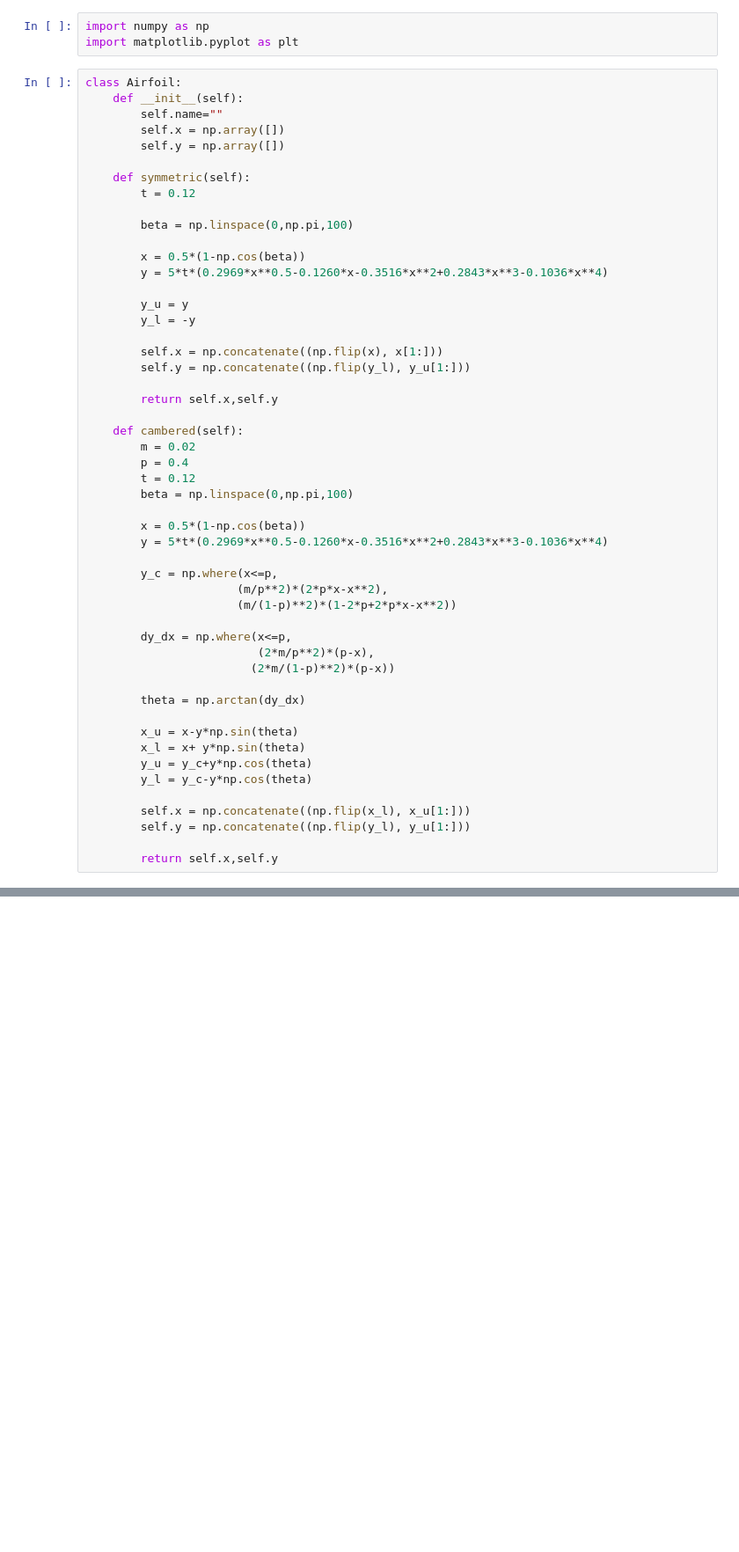
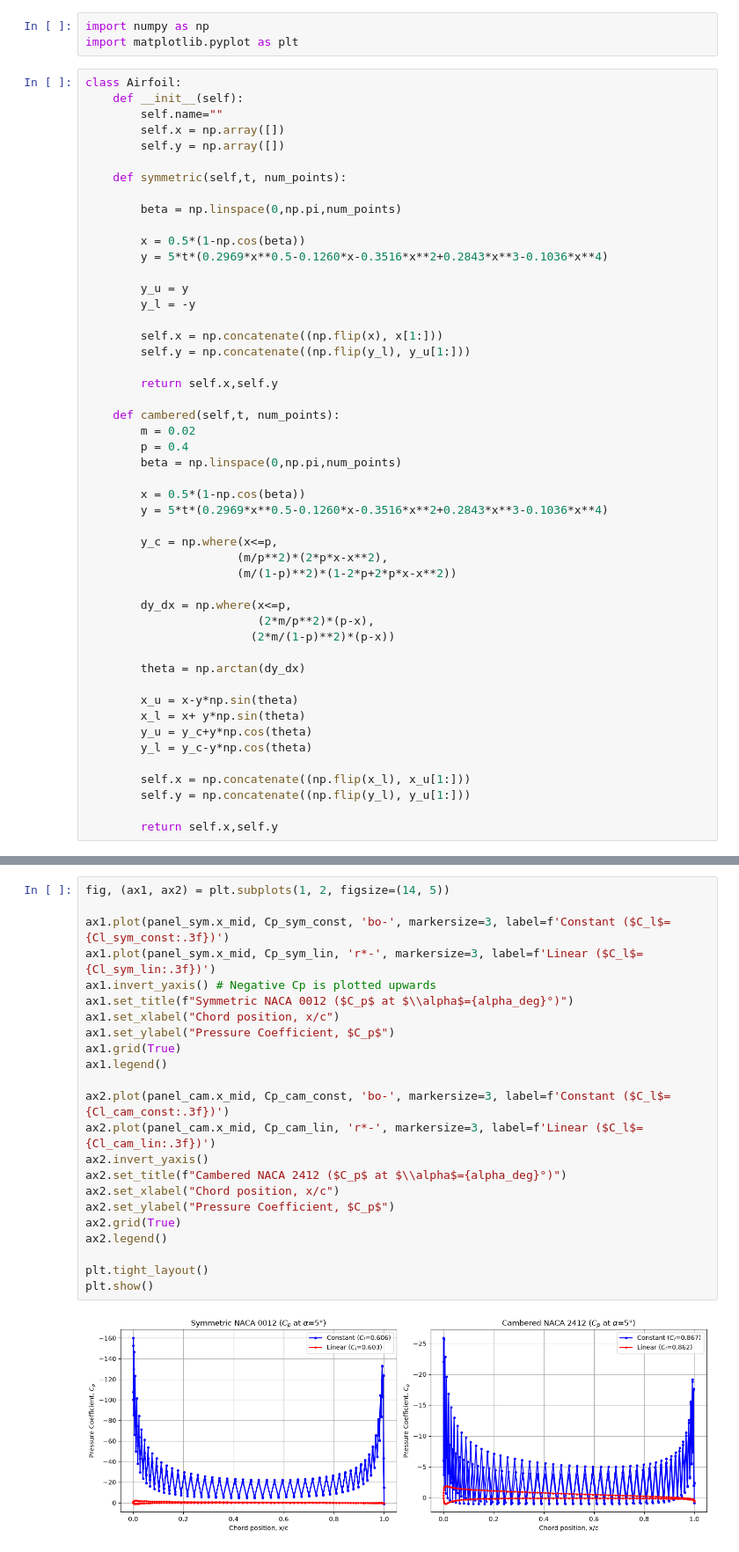
Before and after one commit to Anchalb17/AE801_2026, a Jupyter notebook: vortex_panel_method/SC26M018_vortex_panel_method.ipynb, the cells around one changed output, grey strips where cells are left out. Shown at 88% size. Drawn from its saved outputs; the diff is of its cells as text; blank space fills up the shorter version.

```diff
--- a/vortex_panel_method/SC26M018_vortex_panel_method.ipynb
+++ b/vortex_panel_method/SC26M018_vortex_panel_method.ipynb
@@ -8,10 +42,9 @@ class Airfoil:
         self.x = np.array([])
         self.y = np.array([])
 
-    def symmetric(self):
-        t = 0.12
+    def symmetric(self,t, num_points):
 
-        beta = np.linspace(0,np.pi,100)
+        beta = np.linspace(0,np.pi,num_points)
 
         x = 0.5*(1-np.cos(beta))
         y = 5*t*(0.2969*x**0.5-0.1260*x-0.3516*x**2+0.2843*x**3-0.1036*x**4)
@@ -24,11 +57,10 @@ class Airfoil:
 
         return self.x,self.y
 
-    def cambered(self):
+    def cambered(self,t, num_points):
         m = 0.02
         p = 0.4
-        t = 0.12
-        beta = np.linspace(0,np.pi,100)
+        beta = np.linspace(0,np.pi,num_points)
 
         x = 0.5*(1-np.cos(beta))
         y = 5*t*(0.2969*x**0.5-0.1260*x-0.3516*x**2+0.2843*x**3-0.1036*x**4)
@@ -89,0 +344,25 @@ class Panel :
+# %%
+fig, (ax1, ax2) = plt.subplots(1, 2, figsize=(14, 5))
+
+ax1.plot(panel_sym.x_mid, Cp_sym_const, 'bo-', markersize=3, label=f'Constant ($C_l$={Cl_sym_const:.3f})')
+ax1.plot(panel_sym.x_mid, Cp_sym_lin, 'r*-', markersize=3, label=f'Linear ($C_l$={Cl_sym_lin:.3f})')
+ax1.invert_yaxis() # Negative Cp is plotted upwards
+ax1.set_title(f"Symmetric NACA 0012 ($C_p$ at $\\alpha$={alpha_deg}°)")
+ax1.set_xlabel("Chord position, x/c")
+ax1.set_ylabel("Pressure Coefficient, $C_p$")
+ax1.grid(True)
+ax1.legend()
+
+ax2.plot(panel_cam.x_mid, Cp_cam_const, 'bo-', markersize=3, label=f'Constant ($C_l$={Cl_cam_const:.3f})')
+ax2.plot(panel_cam.x_mid, Cp_cam_lin, 'r*-', markersize=3, label=f'Linear ($C_l$={Cl_cam_lin:.3f})')
+ax2.invert_yaxis()
+ax2.set_title(f"Cambered NACA 2412 ($C_p$ at $\\alpha$={alpha_deg}°)")
+ax2.set_xlabel("Chord position, x/c")
+ax2.set_ylabel("Pressure Coefficient, $C_p$")
+ax2.grid(True)
+ax2.legend()
+
+plt.tight_layout()
+plt.show()
+# %% [output]
+[figure, added]
```
Also changed, not shown: parts of 12 cells of this notebook.
